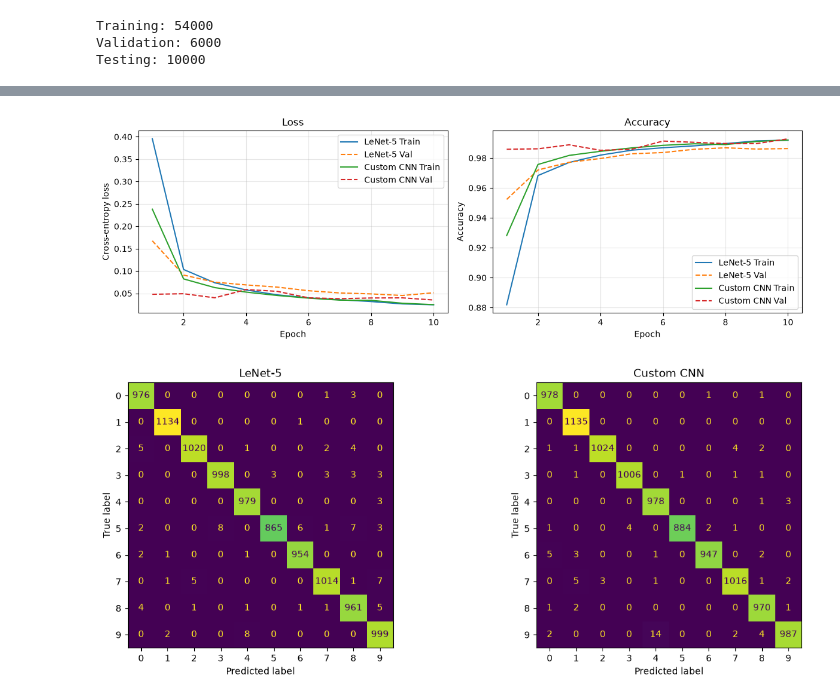
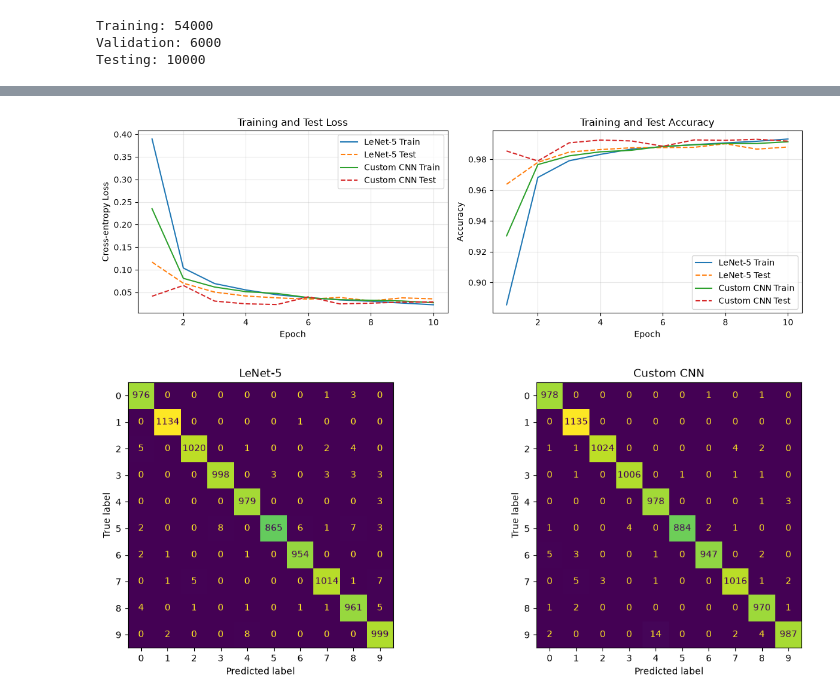
Before and after one commit to ManiiAya/EN3160-Assignment-03, a Jupyter notebook: 230065H_a03.ipynb, the cells around one changed output, grey strips where cells are left out. Drawn from its saved outputs; the diff is of its cells as text; code cells hidden in the pictures.

Commit message:
Fixed Q2 test curves issue

```diff
--- a/230065H_a03.ipynb
+++ b/230065H_a03.ipynb
@@ -308,18 +314,23 @@ def train_model(model, epochs=10):
     criterion = nn.CrossEntropyLoss()
     optimizer = torch.optim.Adam(model.parameters(), lr=0.001)
 
-    history = {"train_loss": [], "train_acc": [],
-               "val_loss": [], "val_acc": []}
+    history = {
+        "train_loss": [], "train_acc": [],
+        "val_loss": [], "val_acc": [],
+        "test_loss": [], "test_acc": []
+    }
 
     for epoch in range(epochs):
         tl, ta = run_epoch(model, train_loader, criterion, optimizer)
         vl, va = run_epoch(model, val_loader, criterion)
+        tsl, tsa = run_epoch(model, test_loader, criterion)
 
-        for key, value in zip(history, [tl, ta, vl, va]):
+        for key, value in zip(history, [tl, ta, vl, va, tsl, tsa]):
             history[key].append(value)
 
         print(f"Epoch {epoch+1:2d}/{epochs} | "
-              f"Train Acc: {ta:.4f} | Val Acc: {va:.4f}")
+              f"Train Acc: {ta:.4f} | Test Acc: {tsa:.4f} | "
+              f"Train Loss: {tl:.4f} | Test Loss: {tsl:.4f}")
 
     return model, history
 
@@ -350,26 +361,28 @@ Epoch 10/10 | Train Acc: 0.9921 | Val Acc: 0.9928
 # %%
 
 epochs = range(1, 11)
 
 fig, axes = plt.subplots(1, 2, figsize=(12, 4))
 
 for name, hist in [("LeNet-5", lenet_hist), ("Custom CNN", custom_hist)]:
     axes[0].plot(epochs, hist["train_loss"], label=f"{name} Train")
-    axes[0].plot(epochs, hist["val_loss"], "--", label=f"{name} Val")
+    axes[0].plot(epochs, hist["test_loss"], "--", label=f"{name} Test")
     axes[1].plot(epochs, hist["train_acc"], label=f"{name} Train")
-    axes[1].plot(epochs, hist["val_acc"], "--", label=f"{name} Val")
+    axes[1].plot(epochs, hist["test_acc"], "--", label=f"{name} Test")
 
-axes[0].set(title="Loss", xlabel="Epoch", ylabel="Cross-entropy loss")
-axes[1].set(title="Accuracy", xlabel="Epoch", ylabel="Accuracy")
+axes[0].set(title="Training and Test Loss",
+            xlabel="Epoch", ylabel="Cross-entropy Loss")
+axes[1].set(title="Training and Test Accuracy",
+            xlabel="Epoch", ylabel="Accuracy")
 
 for ax in axes:
     ax.legend()
     ax.grid(alpha=0.3)
 
 plt.tight_layout()
 plt.show()
 # %% [output]
-[figure, old version]
+[figure, new version]
 # %%
 
 def evaluate_predictions(model, loader):
```
Also changed, not shown: parts of 11 cells of this notebook, 1 other file.
